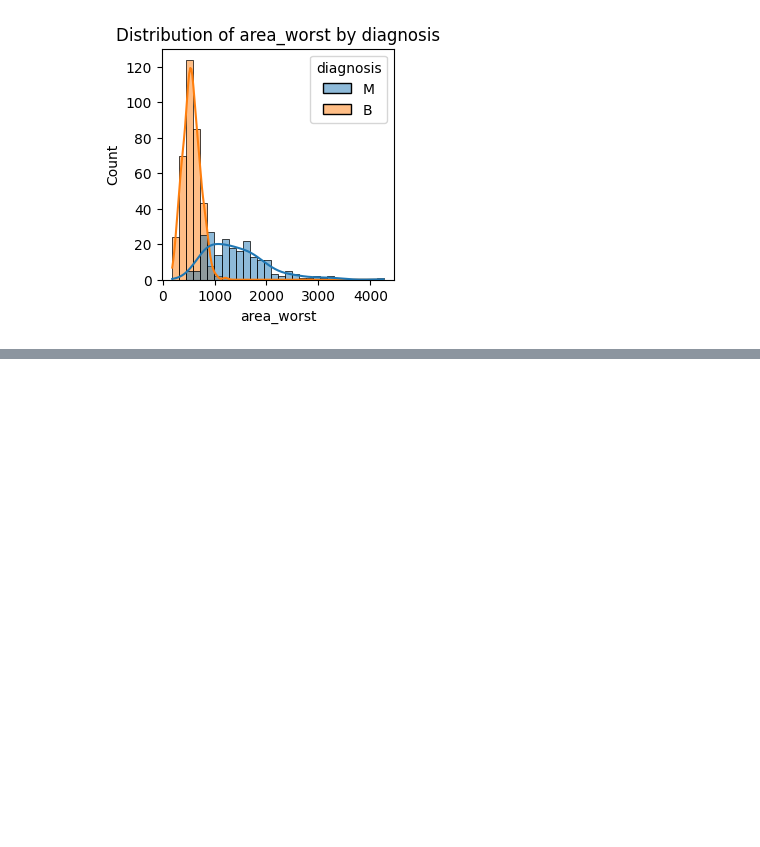
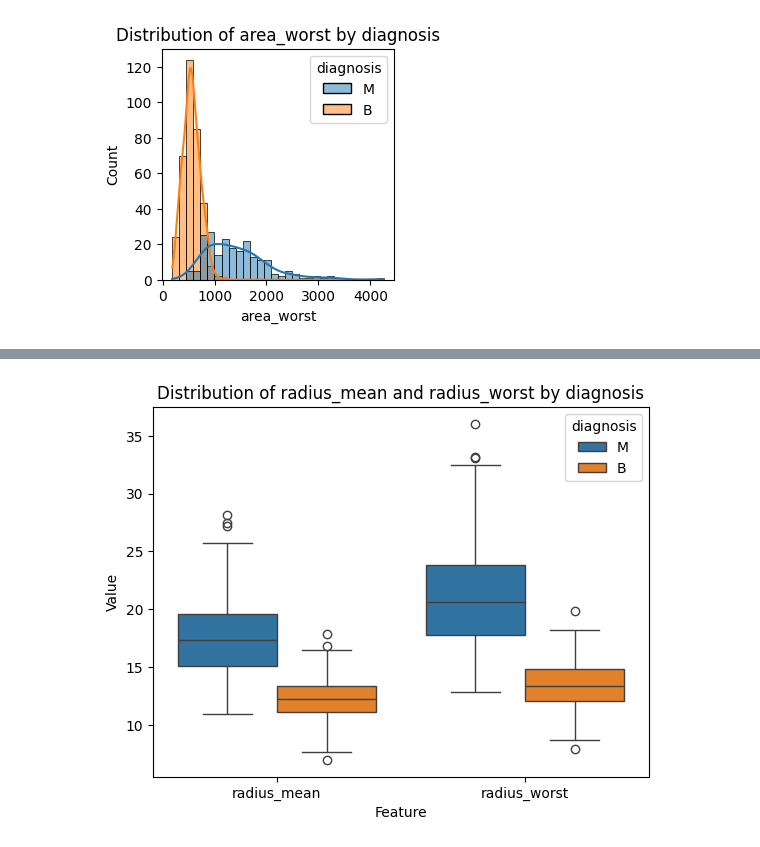
Before and after one commit to Mostafij-k/Exploratory_Data_Analysis, a Jupyter notebook: EDA_Breast_Cancer_Data.ipynb, the cells around one changed output, grey strips where cells are left out. Cells and saved outputs as stored; diff of their text form; code cells hidden in the pictures; blank space fills up the shorter version.

```diff
--- a/EDA_Breast_Cancer_Data.ipynb
+++ b/EDA_Breast_Cancer_Data.ipynb
@@ -145,0 +210,13 @@ plt.show()
+# %%
+# Distribution of radius_mean and redius_worst by diagnosis
+Data_long=Data.melt(
+    id_vars='diagnosis',
+    value_vars=['radius_mean', 'radius_worst'],
+    var_name='Feature',
+    value_name='Value'
+)
+Data_long.head()
+
+# melt() converts wide → long (tidy) format.
+# A pandas function to reshape data
+# Converts columns into rows
@@ -145,0 +230,11 @@ plt.show()
+# %%
+# Draw Box Plot
+sns.boxplot(
+    data=Data_long,
+    x='Feature',
+    y='Value',
+    hue='diagnosis')
+plt.title('Distribution of radius_mean and radius_worst by diagnosis')
+plt.show()
+# %% [output]
+[figure, added]
```
Also changed, not shown: parts of 5 cells of this notebook.
